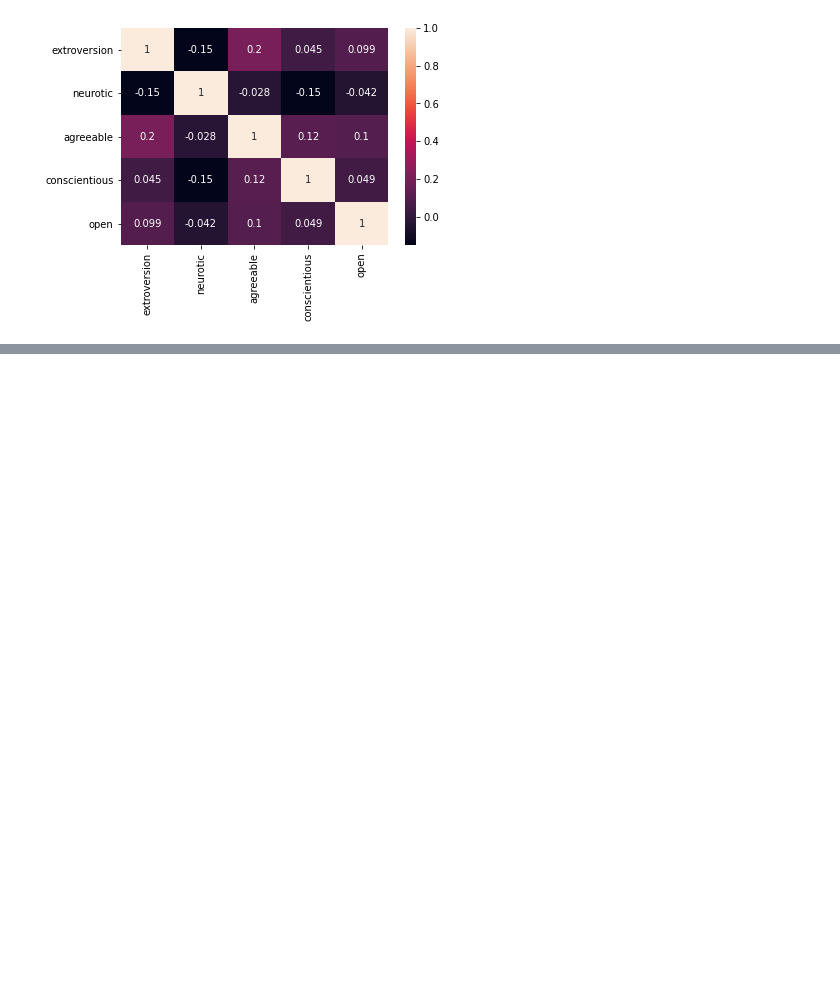
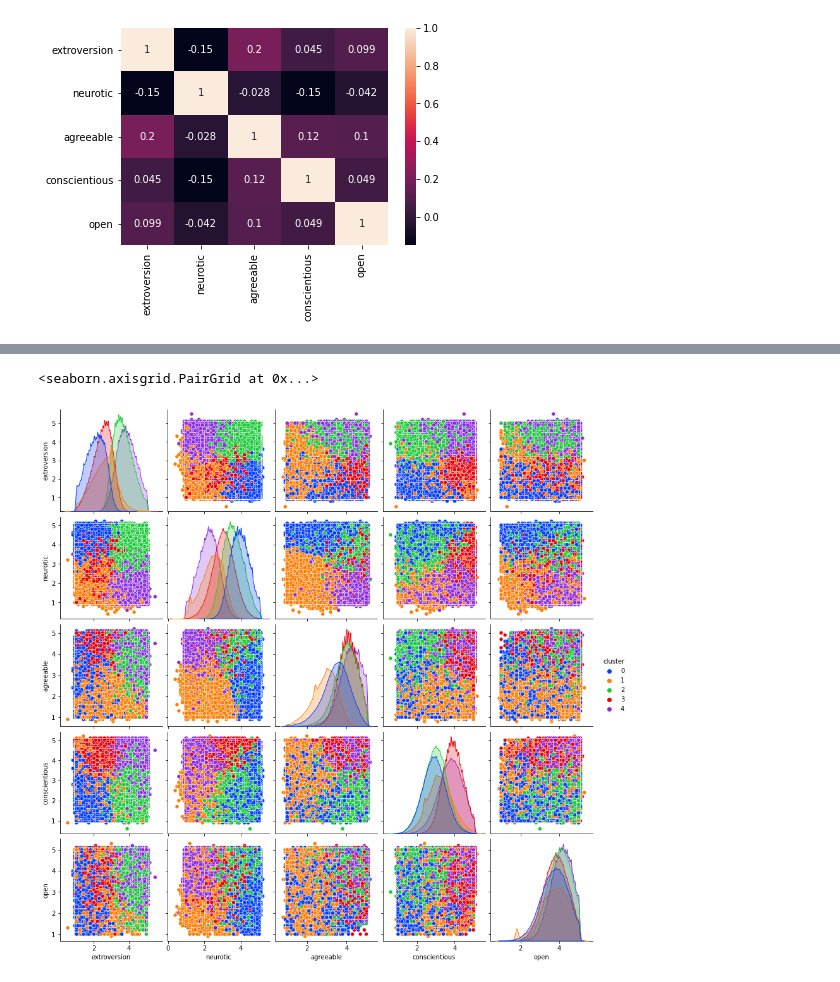
Before and after one commit to marvin2311/BigFive_Personality_Analysis, a Jupyter notebook: marvinsNotebook.ipynb, the cells around one changed output, grey strips where cells are left out. Drawn from its saved outputs; the diff is of its cells as text; code cells hidden in the pictures; blank space fills up the shorter version.

Commit message:
calculated the amount of time need to answer all questions and added a pairplot

```diff
--- a/marvinsNotebook.ipynb
+++ b/marvinsNotebook.ipynb
@@ -338,3 +338,7 @@ SPEARMAN
 [figure]
 KENDALL
 [figure]
+# %%
+# calculating the total time answering the questions (in minutes)
+df_sums['total_time_min'] = round(df[df.columns.tolist()[50:100]].sum(axis=1)/60000, 2)
+df_sums.head()
@@ -340,0 +352,7 @@ KENDALL
+# %%
+# ploting pairplots of each catagory (be aware that the calculation takes a lot of time!!!)
+
+sns.pairplot(df_sums.drop(columns='total_time_min'), hue="cluster", palette="bright")
+# %% [output]
+<seaborn.axisgrid.PairGrid at 0x...>
+[figure, added]
```
Also changed, not shown: parts of 4 cells of this notebook.
